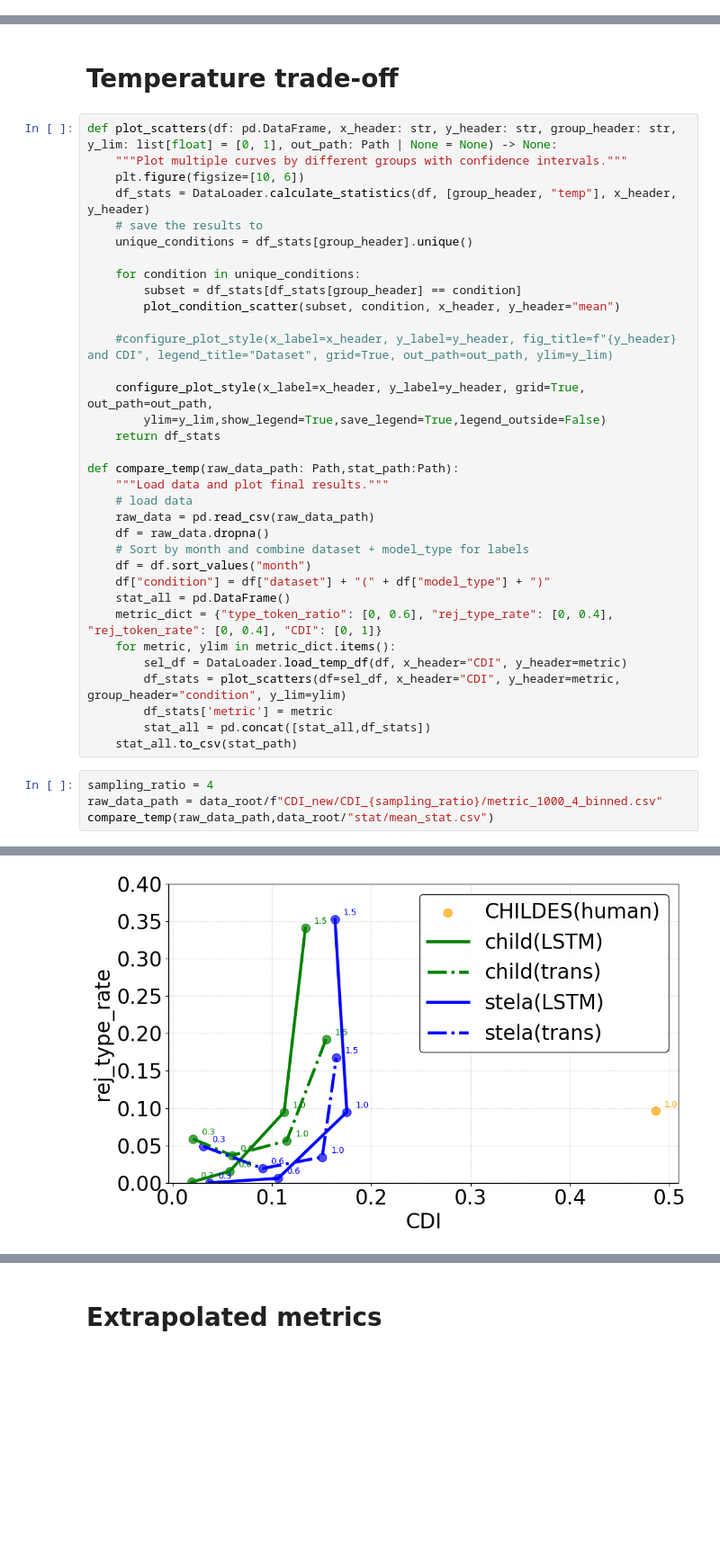
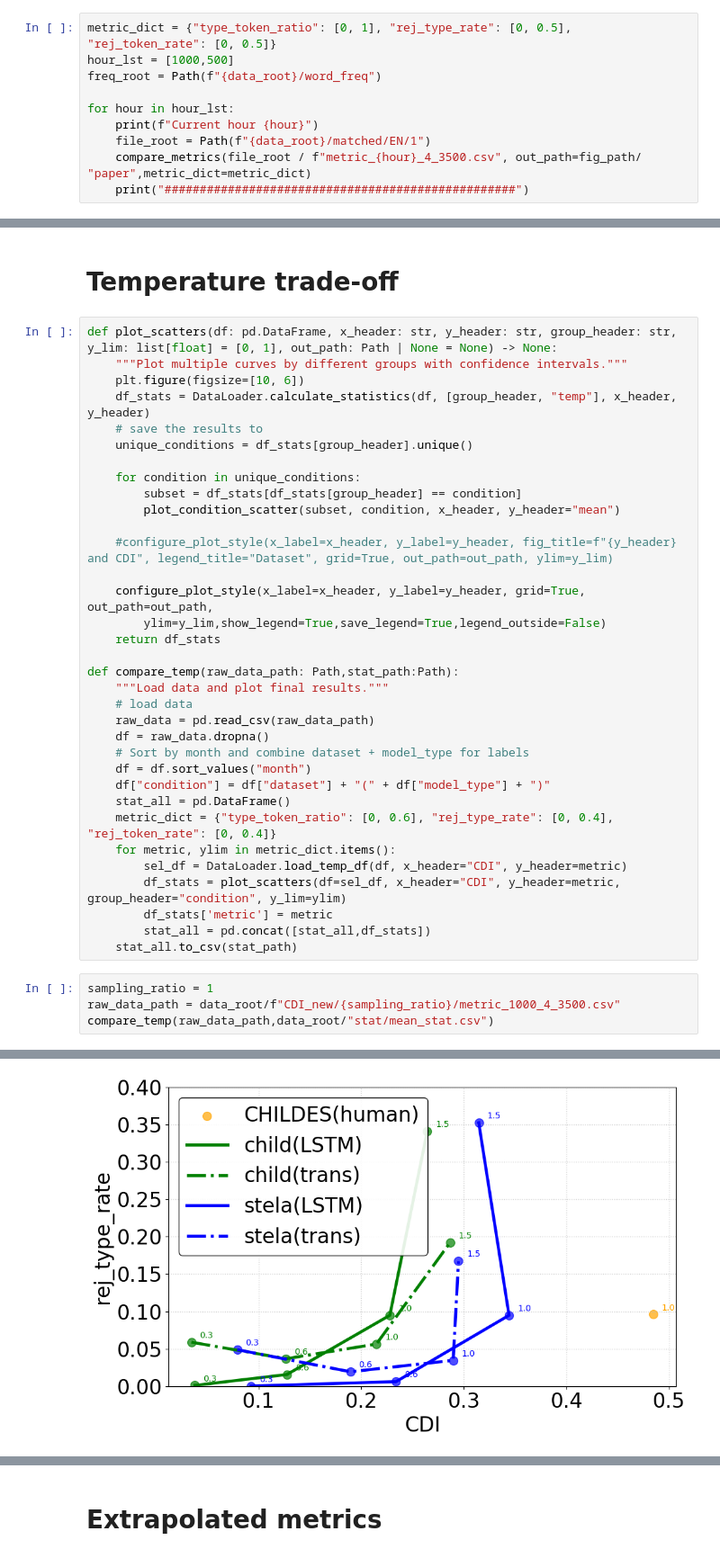
Before and after one commit to nhamilakis/Lexical-benchmark, a Jupyter notebook: notebooks/paper_fig.ipynb, the cells around one changed output, grey strips where cells are left out. Shown at 90% size. Drawn from its saved outputs; the diff is of its cells as text; blank space fills up the shorter version.

```diff
--- a/notebooks/paper_fig.ipynb
+++ b/notebooks/paper_fig.ipynb
@@ -821,0 +813,10 @@ compare_metrics(file_root / "metric_1000_4.csv", out_path=fig_path)
+# %%
+metric_dict = {"type_token_ratio": [0, 1], "rej_type_rate": [0, 0.5], "rej_token_rate": [0, 0.5]}
+hour_lst = [1000,500]
+freq_root = Path(f"{data_root}/word_freq")
+
+for hour in hour_lst:
+    print(f"Current hour {hour}")
+    file_root = Path(f"{data_root}/matched/EN/1")
+    compare_metrics(file_root / f"metric_{hour}_4_3500.csv", out_path=fig_path/ "paper",metric_dict=metric_dict)
+    print("##################################################")
@@ -875,7 +928,7 @@ def compare_temp(raw_data_path: Path,stat_path:Path):
     df = df.sort_values("month")
     df["condition"] = df["dataset"] + "(" + df["model_type"] + ")"
     stat_all = pd.DataFrame()
-    metric_dict = {"type_token_ratio": [0, 0.6], "rej_type_rate": [0, 0.4], "rej_token_rate": [0, 0.4], "CDI": [0, 1]}
+    metric_dict = {"type_token_ratio": [0, 0.6], "rej_type_rate": [0, 0.4], "rej_token_rate": [0, 0.4]}
     for metric, ylim in metric_dict.items():
         sel_df = DataLoader.load_temp_df(df, x_header="CDI", y_header=metric)
         df_stats = plot_scatters(df=sel_df, x_header="CDI", y_header=metric, group_header="condition", y_lim=ylim)
@@ -883,7 +936,7 @@ def compare_temp(raw_data_path: Path,stat_path:Path):
         stat_all = pd.concat([stat_all,df_stats])
     stat_all.to_csv(stat_path)
 # %%
-sampling_ratio = 4
-raw_data_path = data_root/f"CDI_new/CDI_{sampling_ratio}/metric_1000_4_binned.csv"
+sampling_ratio = 1
+raw_data_path = data_root/f"CDI_new/{sampling_ratio}/metric_1000_4_3500.csv"
 compare_temp(raw_data_path,data_root/"stat/mean_stat.csv")
 # %% [output]
@@ -891 +944 @@ compare_temp(raw_data_path,data_root/"stat/mean_stat.csv")
-[figure, old version]
+[figure, new version]
```
Also changed, not shown: parts of 16 cells of this notebook, 6 other files.
